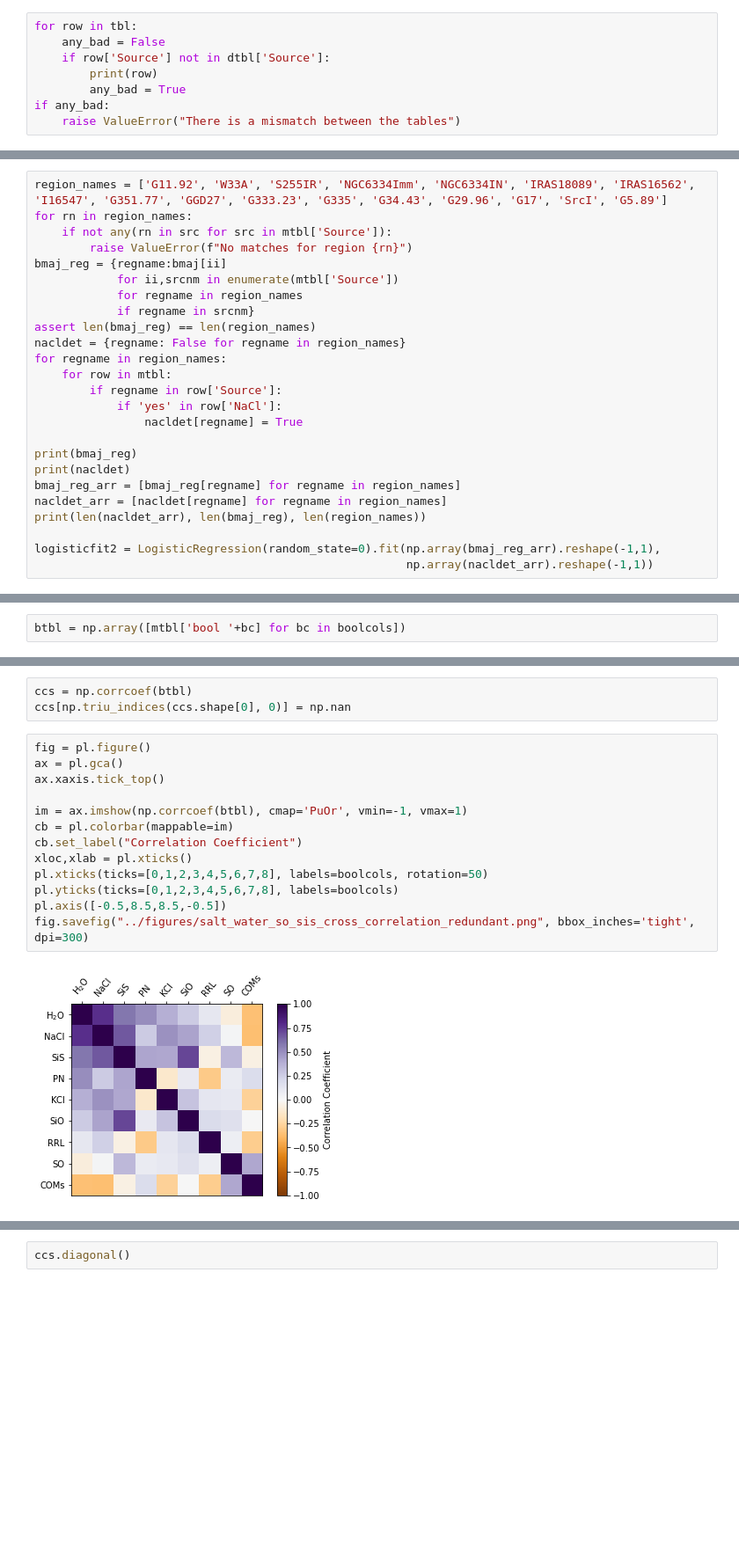
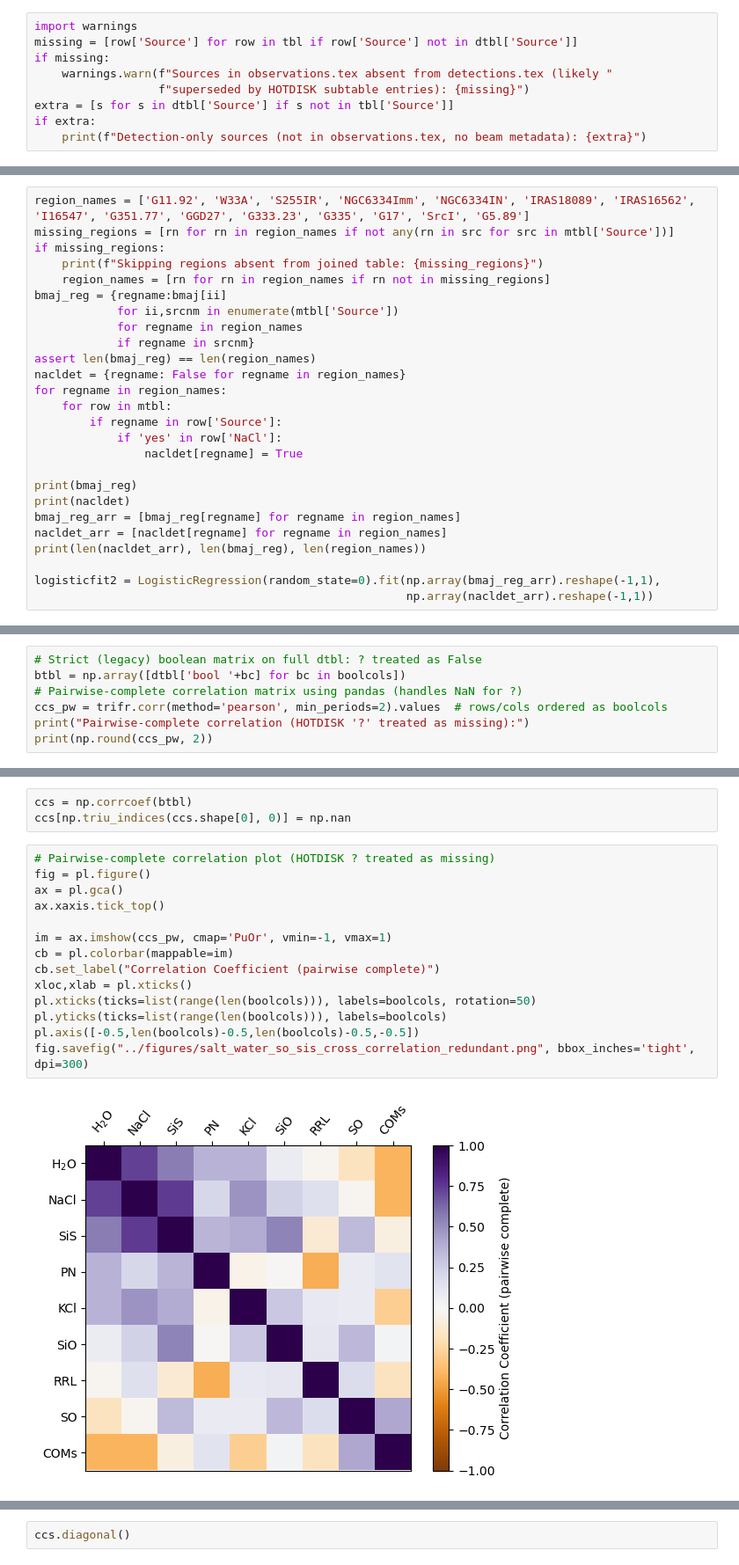
Before and after one commit to keflavich/saltmining, a Jupyter notebook: notebooks/SampleOverview.ipynb, the cells around one changed output, grey strips where cells are left out. Shown at 88% size. Drawn from its saved outputs; the diff is of its cells as text; blank space fills up the shorter version.

```diff
--- a/notebooks/SampleOverview.ipynb
+++ b/notebooks/SampleOverview.ipynb
@@ -131,10 +193,11 @@ from astropy import table
 # %%
 mtbl = table.join(tbl, dtbl, keys=['Source'])
 # %%
-for row in tbl:
-    any_bad = False
-    if row['Source'] not in dtbl['Source']:
-        print(row)
-        any_bad = True
-if any_bad:
-    raise ValueError("There is a mismatch between the tables")
+import warnings
+missing = [row['Source'] for row in tbl if row['Source'] not in dtbl['Source']]
+if missing:
+    warnings.warn(f"Sources in observations.tex absent from detections.tex (likely "
+                  f"superseded by HOTDISK subtable entries): {missing}")
+extra = [s for s in dtbl['Source'] if s not in tbl['Source']]
+if extra:
+    print(f"Detection-only sources (not in observations.tex, no beam metadata): {extra}")
@@ -187,10 +274,11 @@ So, we need to filter bmaj & "yes" by region name.  Or distance.
 
 This isn't really automatable.
 # %%
-region_names = ['G11.92', 'W33A', 'S255IR', 'NGC6334Imm', 'NGC6334IN', 'IRAS18089', 'IRAS16562', 'I16547', 'G351.77', 'GGD27', 'G333.23', 'G335', 'G34.43', 'G29.96', 'G17', 'SrcI', 'G5.89']
-for rn in region_names:
-    if not any(rn in src for src in mtbl['Source']):
-        raise ValueError(f"No matches for region {rn}")
+region_names = ['G11.92', 'W33A', 'S255IR', 'NGC6334Imm', 'NGC6334IN', 'IRAS18089', 'IRAS16562', 'I16547', 'G351.77', 'GGD27', 'G333.23', 'G335', 'G17', 'SrcI', 'G5.89']
+missing_regions = [rn for rn in region_names if not any(rn in src for src in mtbl['Source'])]
+if missing_regions:
+    print(f"Skipping regions absent from joined table: {missing_regions}")
+    region_names = [rn for rn in region_names if rn not in missing_regions]
 bmaj_reg = {regname:bmaj[ii]
             for ii,srcnm in enumerate(mtbl['Source'])
             for regname in region_names
@@ -251,2 +384,7 @@ for boolcol in boolcols:
 # %%
-btbl = np.array([mtbl['bool '+bc] for bc in boolcols])
+# Strict (legacy) boolean matrix on full dtbl: ? treated as False
+btbl = np.array([dtbl['bool '+bc] for bc in boolcols])
+# Pairwise-complete correlation matrix using pandas (handles NaN for ?)
+ccs_pw = trifr.corr(method='pearson', min_periods=2).values  # rows/cols ordered as boolcols
+print("Pairwise-complete correlation (HOTDISK '?' treated as missing):")
+print(np.round(ccs_pw, 2))
@@ -254,20 +403,21 @@ btbl = np.array([mtbl['bool '+bc] for bc in boolcols])
 ccs = np.corrcoef(btbl)
 ccs[np.triu_indices(ccs.shape[0], 0)] = np.nan
 # %%
+# Pairwise-complete correlation plot (HOTDISK ? treated as missing)
 fig = pl.figure()
 ax = pl.gca()
 ax.xaxis.tick_top()
 
-im = ax.imshow(np.corrcoef(btbl), cmap='PuOr', vmin=-1, vmax=1)
+im = ax.imshow(ccs_pw, cmap='PuOr', vmin=-1, vmax=1)
 cb = pl.colorbar(mappable=im)
-cb.set_label("Correlation Coefficient")
+cb.set_label("Correlation Coefficient (pairwise complete)")
 xloc,xlab = pl.xticks()
-pl.xticks(ticks=[0,1,2,3,4,5,6,7,8], labels=boolcols, rotation=50)
-pl.yticks(ticks=[0,1,2,3,4,5,6,7,8], labels=boolcols)
-pl.axis([-0.5,8.5,8.5,-0.5])
+pl.xticks(ticks=list(range(len(boolcols))), labels=boolcols, rotation=50)
+pl.yticks(ticks=list(range(len(boolcols))), labels=boolcols)
+pl.axis([-0.5,len(boolcols)-0.5,len(boolcols)-0.5,-0.5])
 fig.savefig("../figures/salt_water_so_sis_cross_correlation_redundant.png", bbox_inches='tight', dpi=300)
 # %% [output]
-[figure, old version]
+[figure, new version]
 # %%
 fig = pl.figure()
 ax = pl.gca()
```
Also changed, not shown: parts of 15 cells of this notebook, 1 other file.
